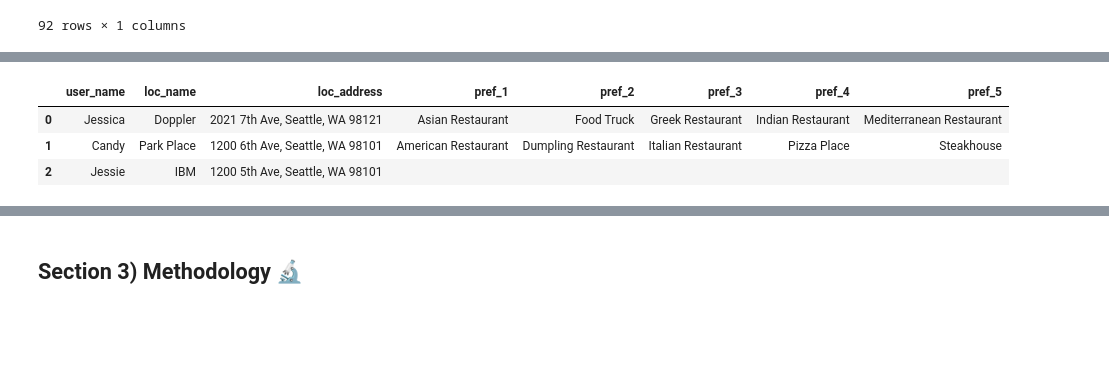
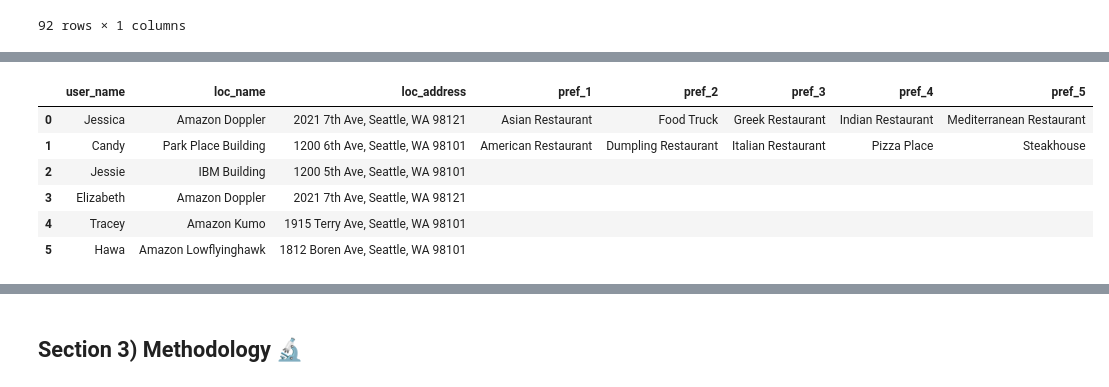
Before and after one commit to Astayonix/BattleOfTheNeighborhoods, a Jupyter notebook: I_Dont_Know_Where_Do_You_Want_to_Eat.ipynb, the cells around one changed output, grey strips where cells are left out. Saved outputs shown, nothing was run; the diff lists cells and outputs as text; code cells hidden in the pictures; blank space fills up the shorter version.

```diff
--- a/I_Dont_Know_Where_Do_You_Want_to_Eat.ipynb
+++ b/I_Dont_Know_Where_Do_You_Want_to_Eat.ipynb
@@ -134,27 +128,41 @@ user_category_df.to_excel('request_inputs.xlsx')
 # %%
 # I also have the preferences of the users who submitted profiles
 
 user_pref_column_names = ['user_name', 'loc_name', 'loc_address', 'pref_1', 'pref_2', 'pref_3', 'pref_4', 'pref_5']
 
 user_loc_pref_df = pd.DataFrame(columns=user_pref_column_names)
 
-def add_user(username, locname, locaddress, pref1, pref2, pref3, pref4, pref5):
+def add_user_pref(username, locname, locaddress, pref1, pref2, pref3, pref4, pref5):
     '''
     Adds individual users to the user_loc_pref_df
     '''
-    user_dict = {user_pref_column_names[0]: username, user_pref_column_names[1]: locname, user_pref_column_names[2]: locaddress, user_pref_column_names[3]: pref1, user_pref_column_names[4]: pref2, user_pref_column_names[5]: pref3, user_pref_column_names[6]: pref4, user_pref_column_names[7]: pref5}
+    user_dict = {user_pref_column_names[0]: username,
+                 user_pref_column_names[1]: locname,
+                 user_pref_column_names[2]: locaddress,
+                 user_pref_column_names[3]: pref1,
+                 user_pref_column_names[4]: pref2,
+                 user_pref_column_names[5]: pref3,
+                 user_pref_column_names[6]: pref4,
+                 user_pref_column_names[7]: pref5}
     user_loc_pref_df.loc[len(user_loc_pref_df)] = user_dict
 
-add_user('Jessica', 'Doppler', '2021 7th Ave, Seattle, WA 98121', 'Asian Restaurant', 'Food Truck', 'Greek Restaurant', 'Indian Restaurant', 'Mediterranean Restaurant')
-add_user('Candy', 'Park Place', '1200 6th Ave, Seattle, WA 98101', 'American Restaurant', 'Dumpling Restaurant', 'Italian Restaurant', 'Pizza Place', 'Steakhouse')
-add_user('Jessie', 'IBM', '1200 5th Ave, Seattle, WA 98101', '', '', '', '', '')
+add_user_pref('Jessica', 'Amazon Doppler', '2021 7th Ave, Seattle, WA 98121', 'Asian Restaurant', 'Food Truck', 'Greek Restaurant', 'Indian Restaurant', 'Mediterranean Restaurant')
+add_user_pref('Candy', 'The Park Place Building', '1200 6th Ave, Seattle, WA 98101', 'American Restaurant', 'Dumpling Restaurant', 'Italian Restaurant', 'Pizza Place', 'Steakhouse')
+add_user_pref('Jessie', 'The IBM Building', '1200 5th Ave, Seattle, WA 98101', '', '', '', '', '')
+add_user_pref('Elizabeth', 'Amazon Doppler', '2021 7th Ave, Seattle, WA 98121', '', '', '', '', '')
+add_user_pref('Tracey', 'Amazon Kumo', '1915 Terry Ave, Seattle, WA 98101', '', '', '', '', '')
+add_user_pref('Hawa', 'Amazon Lowflyinghawk', '1812 Boren Ave, Seattle, WA 98101', '', '', '', '', '')
+# add_user_pref('Rosemary', '', '', '', '', '', '', '')
 
 user_loc_pref_df
 # %% [output]
 |  | user_name | loc_name | loc_address | pref_1 | pref_2 | pref_3 | pref_4 | pref_5 |
-| 0 | Jessica | Doppler | 2021 7th Ave, Seattle, WA 98121 | Asian Restaurant | Food Truck | Greek Restaurant | Indian Restaurant | Mediterranean Restaurant |
-| 1 | Candy | Park Place | 1200 6th Ave, Seattle, WA 98101 | American Restaurant | Dumpling Restaurant | Italian Restaurant | Pizza Place | Steakhouse |
-| 2 | Jessie | IBM | 1200 5th Ave, Seattle, WA 98101 |  |  |  |  |  |
+| 0 | Jessica | Amazon Doppler | 2021 7th Ave, Seattle, WA 98121 | Asian Restaurant | Food Truck | Greek Restaurant | Indian Restaurant | Mediterranean Restaurant |
+| 1 | Candy | Park Place Building | 1200 6th Ave, Seattle, WA 98101 | American Restaurant | Dumpling Restaurant | Italian Restaurant | Pizza Place | Steakhouse |
+| 2 | Jessie | IBM Building | 1200 5th Ave, Seattle, WA 98101 |  |  |  |  |  |
+| 3 | Elizabeth | Amazon Doppler | 2021 7th Ave, Seattle, WA 98121 |  |  |  |  |  |
+| 4 | Tracey | Amazon Kumo | 1915 Terry Ave, Seattle, WA 98101 |  |  |  |  |  |
+| 5 | Hawa | Amazon Lowflyinghawk | 1812 Boren Ave, Seattle, WA 98101 |  |  |  |  |  |
 # %%
 # Now to add the longitude and latitude of each of the users' locations
 for i, address in enumerate(user_loc_pref_df['loc_address']):
```
Also changed, not shown: parts of 6 cells of this notebook.
